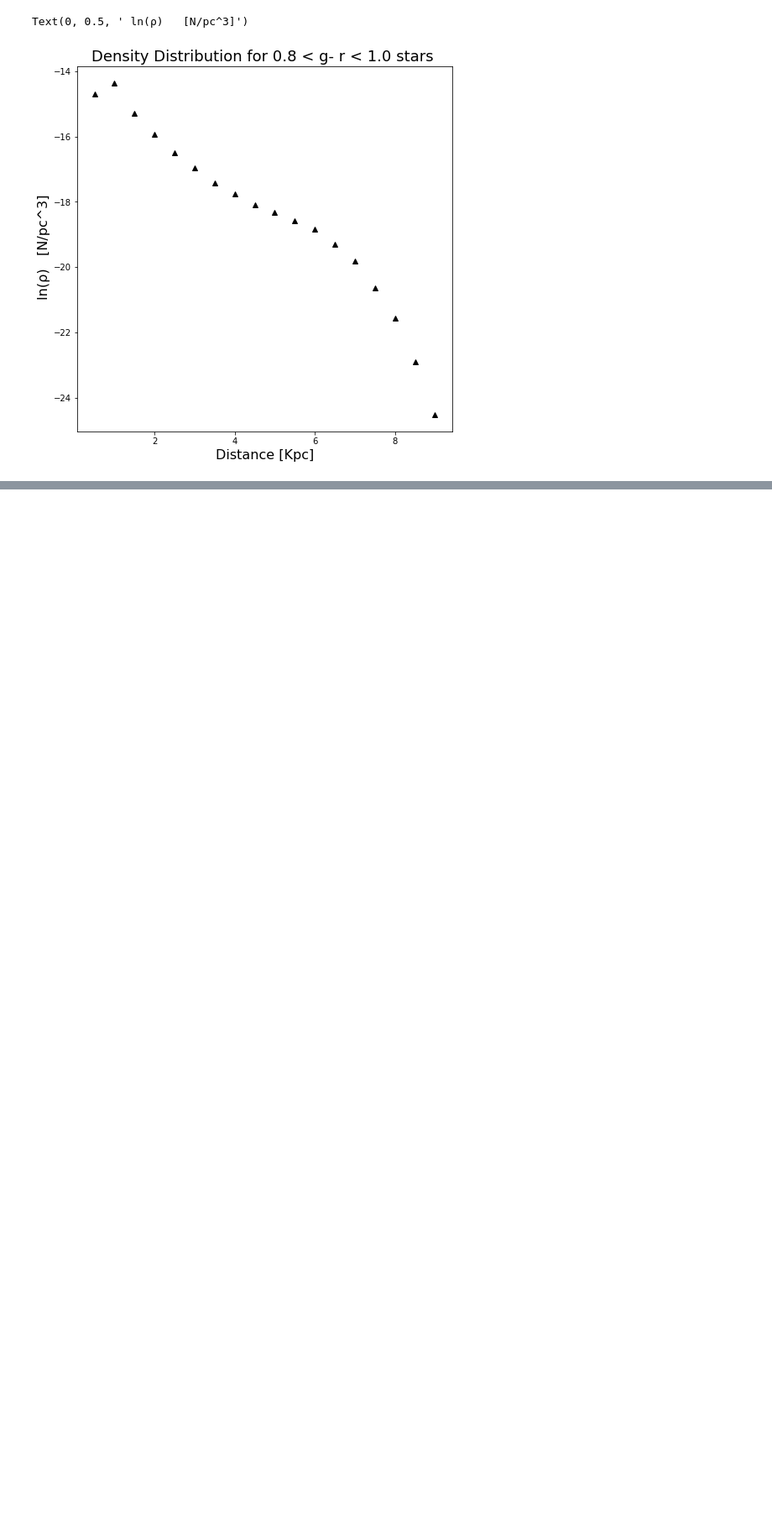
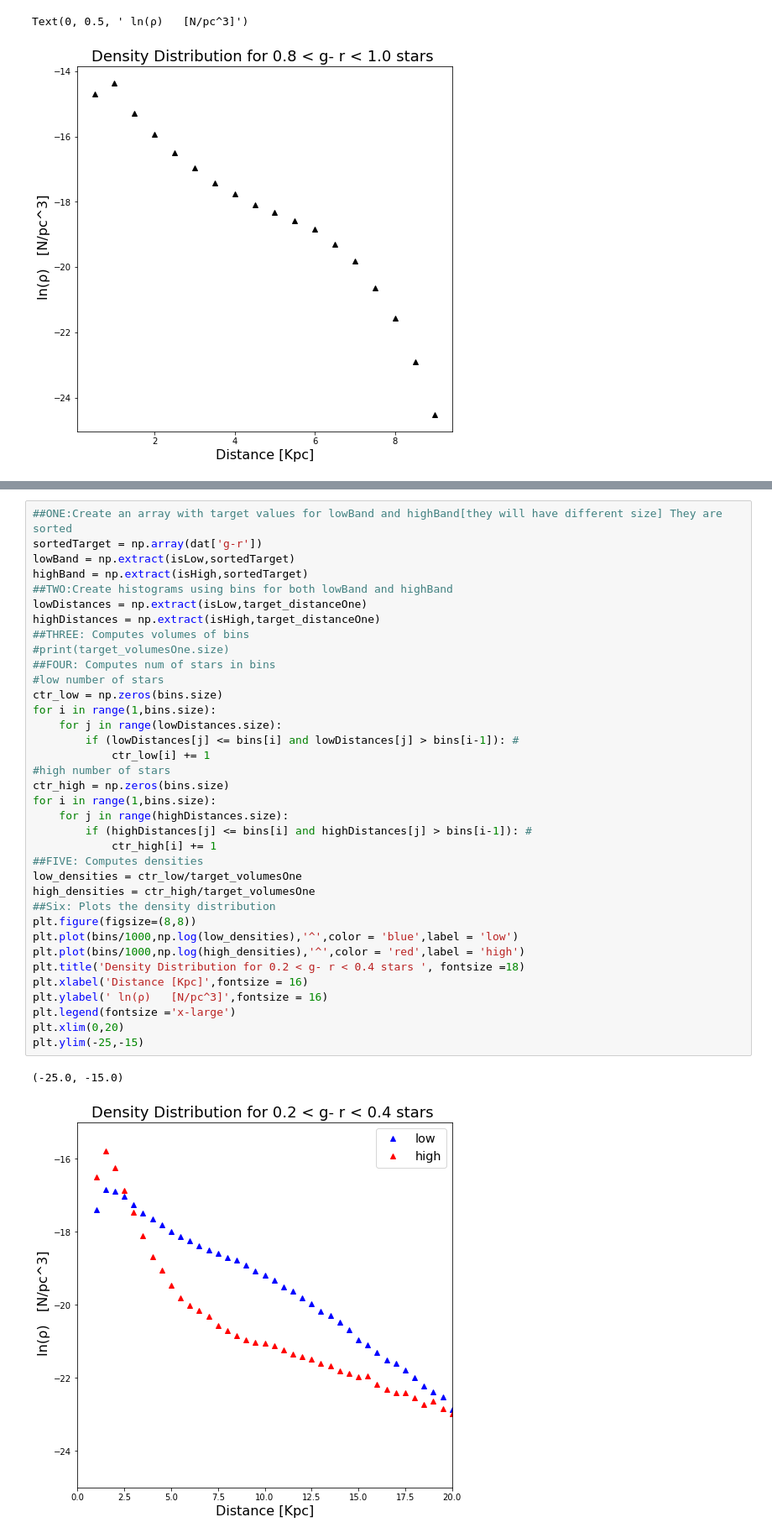
Before and after one commit to aquinocosme/ASTR3190-Introduction-to-Research-in-Astronomy, a Jupyter notebook: Research/ResearchProject_AquinoOvelar.ipynb, the cells around one changed output, grey strips where cells are left out. Shown: that part at 84% size. Saved outputs shown, nothing was run; the diff lists cells and outputs as text; blank space fills up the shorter version.

```diff
--- a/Research/ResearchProject_AquinoOvelar.ipynb
+++ b/Research/ResearchProject_AquinoOvelar.ipynb
@@ -496,0 +522,39 @@ plt.xlim(0,20)
+# %%
+##ONE:Create an array with target values for lowBand and highBand[they will have different size] They are sorted
+sortedTarget = np.array(dat['g-r'])
+lowBand = np.extract(isLow,sortedTarget)
+highBand = np.extract(isHigh,sortedTarget)
+##TWO:Create histograms using bins for both lowBand and highBand
+lowDistances = np.extract(isLow,target_distanceOne)
+highDistances = np.extract(isHigh,target_distanceOne)
+##THREE: Computes volumes of bins
+#print(target_volumesOne.size)
+##FOUR: Computes num of stars in bins
+#low number of stars
+ctr_low = np.zeros(bins.size)
+for i in range(1,bins.size):
+    for j in range(lowDistances.size):
+        if (lowDistances[j] <= bins[i] and lowDistances[j] > bins[i-1]): #
+            ctr_low[i] += 1
+#high number of stars
+ctr_high = np.zeros(bins.size)
+for i in range(1,bins.size):
+    for j in range(highDistances.size):
+        if (highDistances[j] <= bins[i] and highDistances[j] > bins[i-1]): #
+            ctr_high[i] += 1
+##FIVE: Computes densities
+low_densities = ctr_low/target_volumesOne
+high_densities = ctr_high/target_volumesOne
+##Six: Plots the density distribution
+plt.figure(figsize=(8,8))
+plt.plot(bins/1000,np.log(low_densities),'^',color = 'blue',label = 'low')
+plt.plot(bins/1000,np.log(high_densities),'^',color = 'red',label = 'high')
+plt.title('Density Distribution for 0.2 < g- r < 0.4 stars ', fontsize =18)
+plt.xlabel('Distance [Kpc]',fontsize = 16)
+plt.ylabel(' ln(ρ)   [N/pc^3]',fontsize = 16)
+plt.legend(fontsize ='x-large')
+plt.xlim(0,20)
+plt.ylim(-25,-15)
+# %% [output]
+(-25.0, -15.0)
+[figure, added]
```
Also changed, not shown: parts of 9 cells of this notebook, 7 other files.
